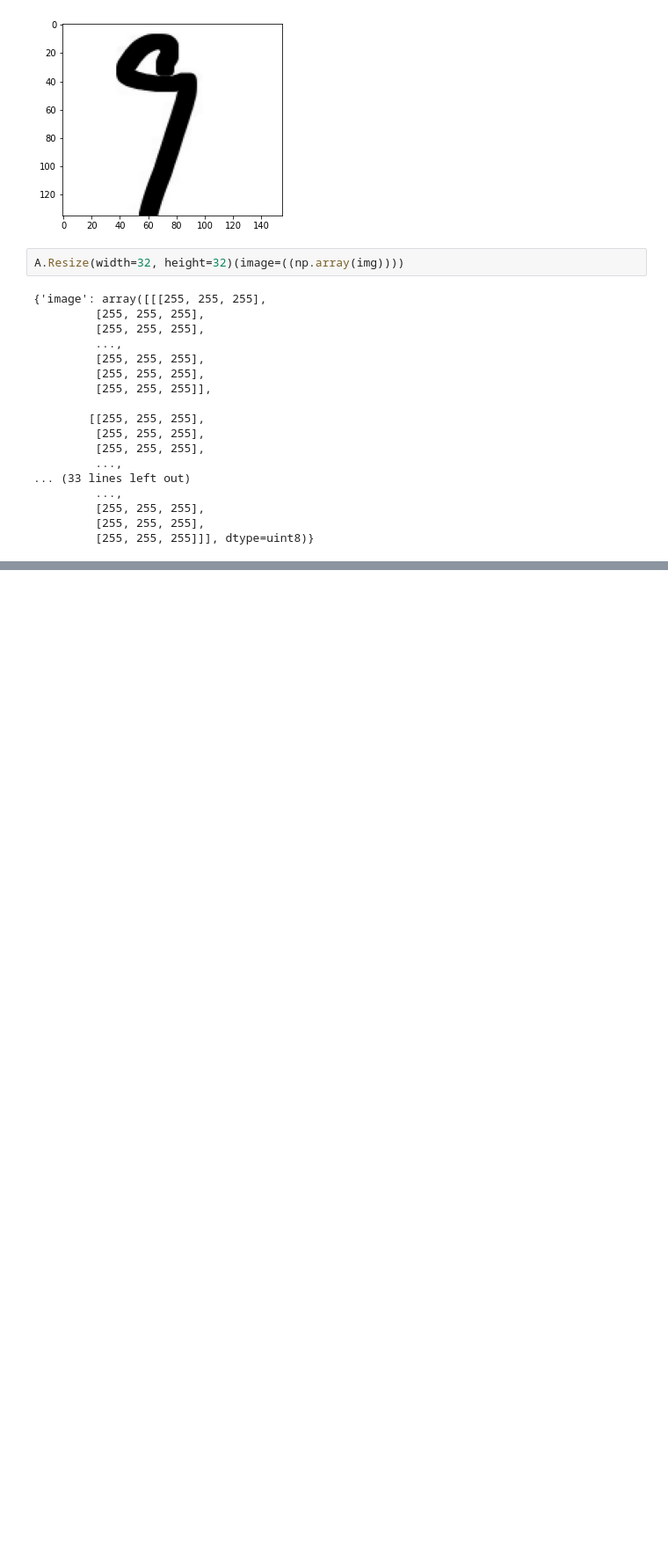
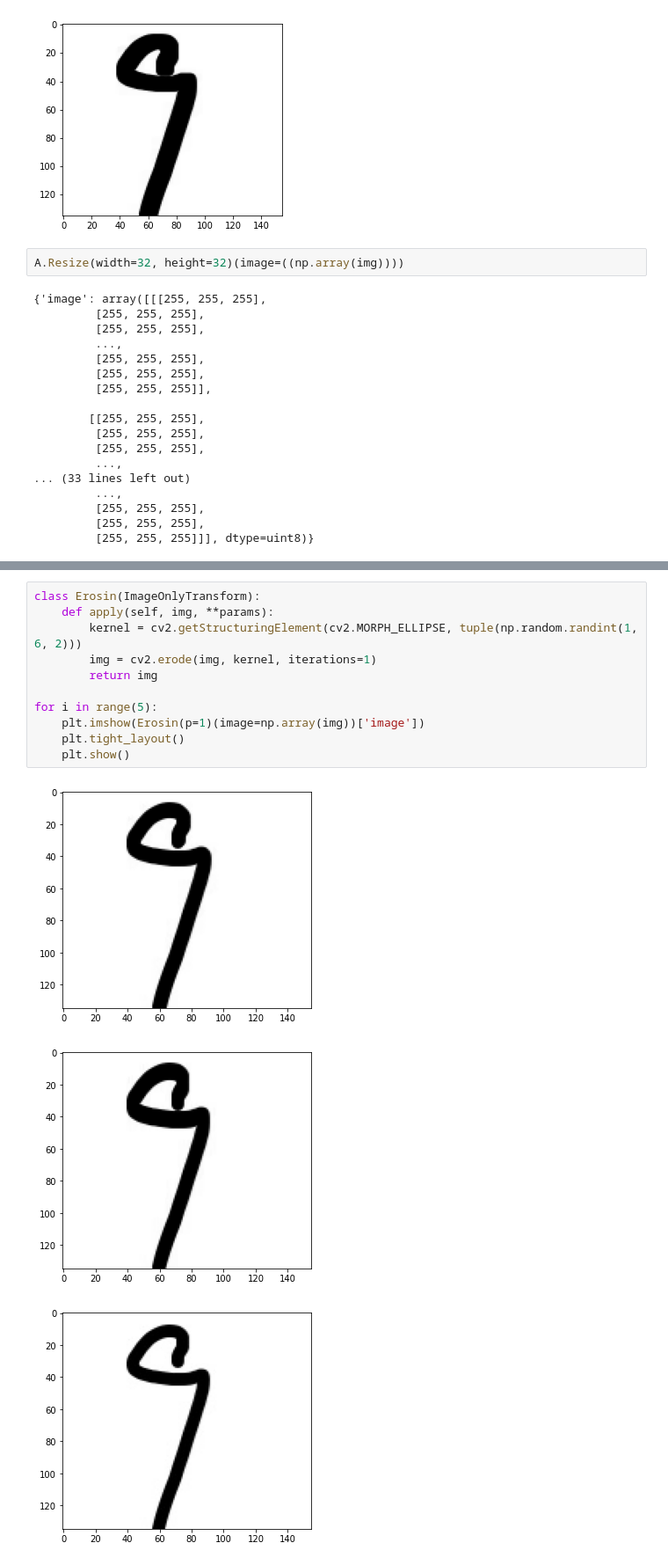
Before and after one commit to shubham-shinde/optical_character_recognition, a Jupyter notebook: notebooks/Symbols Data Augmentations.ipynb, the cells around one changed output, grey strips where cells are left out. Shown: that part at 88% size. Cells and saved outputs as stored; diff of their text form; blank space fills up the shorter version.

```diff
--- a/notebooks/Symbols Data Augmentations.ipynb
+++ b/notebooks/Symbols Data Augmentations.ipynb
@@ -118,0 +145,15 @@ T.RandomPerspective(distortion_scale=0.6, p=1, fill=255)(img).__str
+# %%
+class Erosin(ImageOnlyTransform):
+    def apply(self, img, **params):
+        kernel = cv2.getStructuringElement(cv2.MORPH_ELLIPSE, tuple(np.random.randint(1, 6, 2)))
+        img = cv2.erode(img, kernel, iterations=1)
+        return img
+
+for i in range(5):
+    plt.imshow(Erosin(p=1)(image=np.array(img))['image'])
+    plt.tight_layout()
+    plt.show()
+# %% [output]
+[figure, added]
+[figure, added]
+[figure, added]
```
Also changed, not shown: parts of 8 cells of this notebook, 8 other files.
